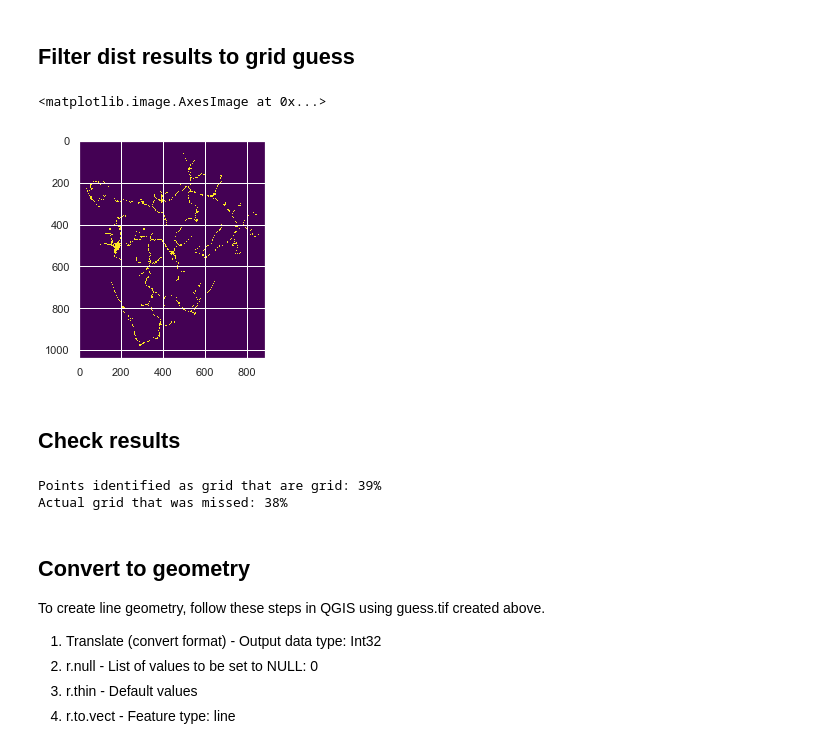
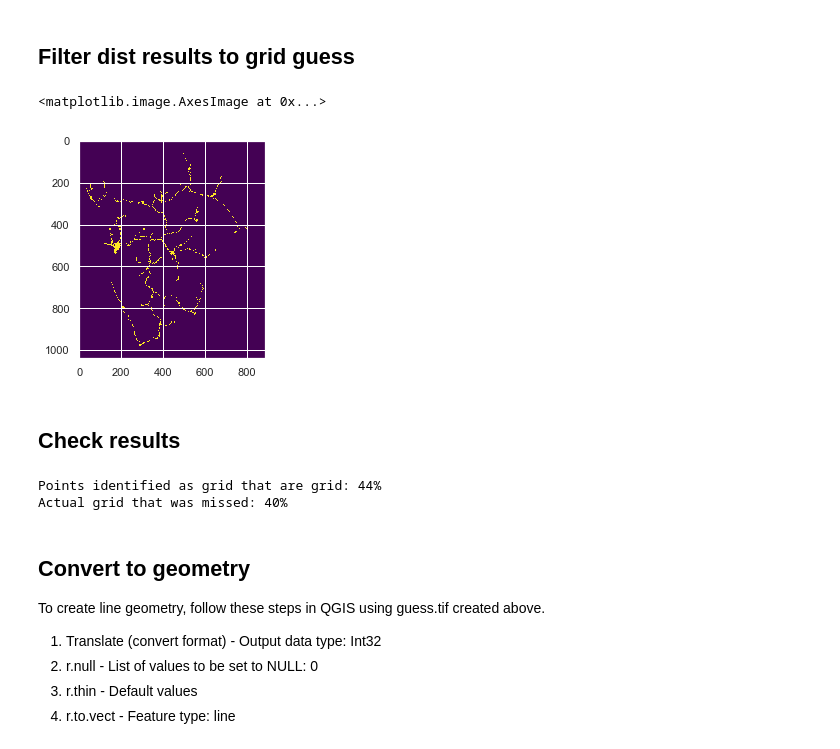
Before and after one commit to carderne/gridfinder, a Jupyter notebook: gridfinder.ipynb, the cells around one changed output. Drawn from its saved outputs; the diff is of its cells as text; code cells hidden in the pictures.

```diff
--- a/gridfinder.ipynb
+++ b/gridfinder.ipynb
@@ -25,21 +26,29 @@ from gridfinder.post import threshold, accuracy, guess2geom
 # %% [markdown]
 ## Set folders and parameters
 # %%
-country = 'burundi'
+folder = Path('test_data')
+folder_inputs = folder / 'inputs'
+folder_ntl_in = folder_inputs / 'ntl'
+folder_ntl_out = folder / 'ntl_clipped'
 
-folder = Path(f'results/{country}')
-folder_ntl = folder / 'NTL_clipped'
-aoi_in = folder / f'gadm_{country}.gpkg'
-roads_in = folder / f'roads_{country}.gpkg'
-grid_truth = folder / f'grid_{country}.gpkg'
+aoi_in = folder_inputs / 'gadm.gpkg'
+roads_in = folder_inputs / 'roads.gpkg'
+pop_in = folder_inputs / 'pop.tif'
+grid_truth = folder_inputs / 'grid.gpkg'
 
 raster_merged_out = folder / 'ntl_merged.tif'
-targets_out = folder / 'ntl.tif'
-roads_out = folder / 'roads_raster.tif'
+targets_out = folder / 'targets.tif'
+targets_clean_out = folder / 'targets_clean.tif'
+roads_out = folder / 'roads.tif'
 
 dist_out = folder / 'dist.tif'
 guess_out = folder / 'guess.tif'
 guess_vec_out = folder / 'guess.gpkg'
+# %%
+percentile = 70  # percentile value to use when merging monthly NTL rasters
+threshold = 0.1  # threshold when converting filtered NTL to binary (probably shouldn't change)
+upsample_by = 2  # factor by which to upsample before processing roads (both dimensions are scaled by this)
+cutoff = 0.5     # cutoff to apply to output dist raster, values below this are considered grid
 # %% [markdown]
 ## Clip  and merge monthly rasters
 # %%
@@ -124,12 +142,12 @@ plt.imshow(dist)
 # %% [markdown]
 ## Filter dist results to grid guess
 # %%
-_, guess, transform = threshold(dist_out, cutoff=0.5)
+_, guess, transform = threshold(dist_out, cutoff=cutoff)
 save_raster(guess_out, guess, transform)
 plt.imshow(guess, cmap='viridis')
 # %% [output]
 <matplotlib.image.AxesImage at 0x...>
-[figure, old version]
+[figure, new version]
 # %% [markdown]
 ## Check results
 # %%
@@ -137,8 +155,8 @@ true_pos, false_neg = accuracy(grid_truth, guess_out, aoi_in)
 print(f'Points identified as grid that are grid: {100*true_pos:.0f}%')
 print(f'Actual grid that was missed: {100*false_neg:.0f}%')
 # %% [output]
-Points identified as grid that are grid: 39%
-Actual grid that was missed: 38%
+Points identified as grid that are grid: 44%
+Actual grid that was missed: 40%
 # %% [markdown]
 ## Convert to geometry
 To create line geometry, follow these steps in QGIS using guess.tif created above.
```
Also changed, not shown: parts of 9 cells of this notebook, 3 other files.
